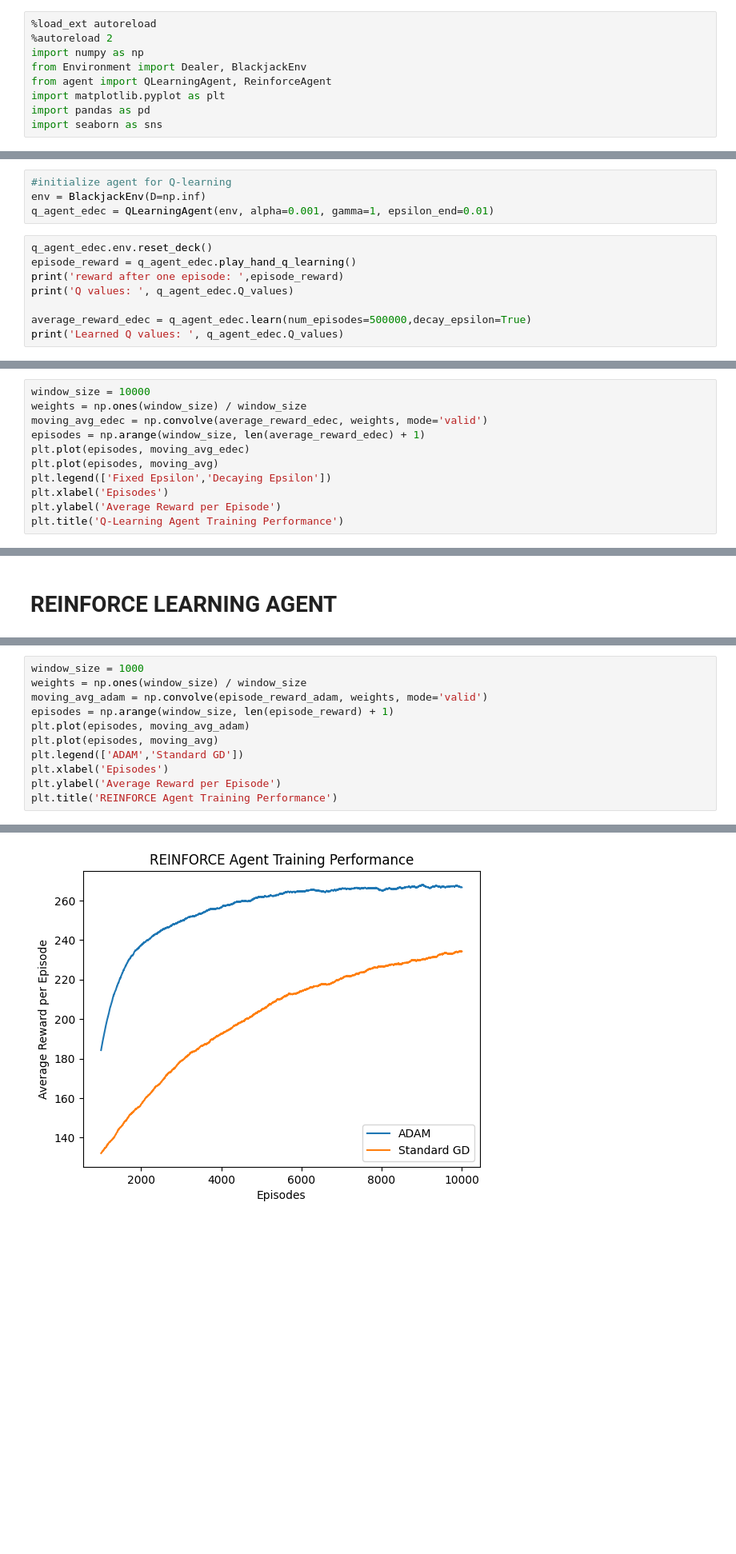
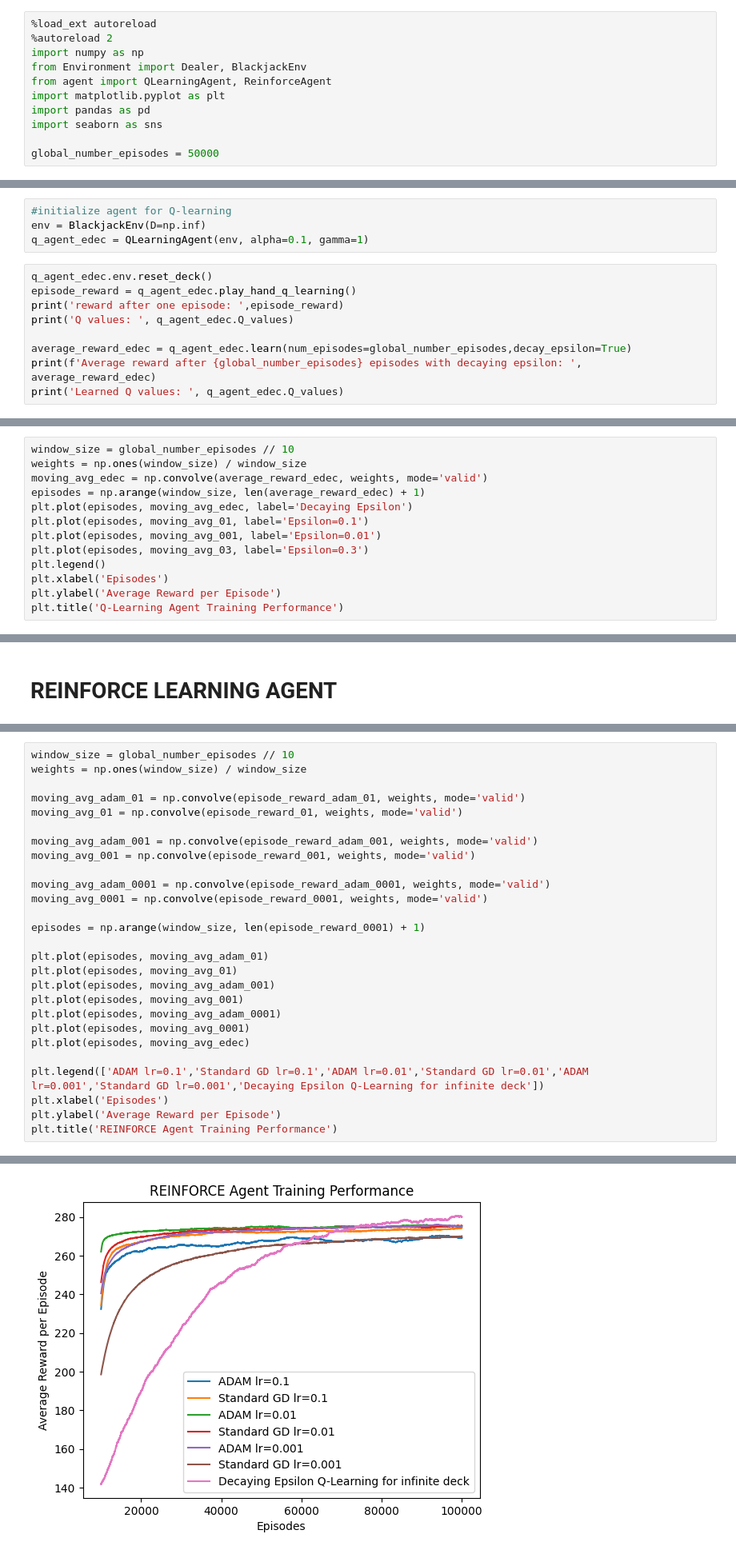
Before and after one commit to RowanEvers/MLiS-P1-blackjack, a Jupyter notebook: Test_notebook.ipynb, the cells around one changed output, grey strips where cells are left out. Shown at 80% size. Cells and saved outputs as stored; diff of their text form; blank space fills up the shorter version.

```diff
--- a/Test_notebook.ipynb
+++ b/Test_notebook.ipynb
@@ -7,3 +7,5 @@ from agent import QLearningAgent, ReinforceAgent
 import matplotlib.pyplot as plt
 import pandas as pd
 import seaborn as sns
+
+global_number_episodes = 50000
@@ -114,13 +125,14 @@ $$\epsilon = \epsilon_{lower} + (\epsilon_{upper}-\epsilon_{lower})\exp(-10\frac
 # %%
 #initialize agent for Q-learning
 env = BlackjackEnv(D=np.inf)
-q_agent_edec = QLearningAgent(env, alpha=0.001, gamma=1, epsilon_end=0.01)
+q_agent_edec = QLearningAgent(env, alpha=0.1, gamma=1)
 # %%
 q_agent_edec.env.reset_deck()
 episode_reward = q_agent_edec.play_hand_q_learning()
 print('reward after one episode: ',episode_reward)
 print('Q values: ', q_agent_edec.Q_values)
 
-average_reward_edec = q_agent_edec.learn(num_episodes=500000,decay_epsilon=True)
+average_reward_edec = q_agent_edec.learn(num_episodes=global_number_episodes,decay_epsilon=True)
+print(f'Average reward after {global_number_episodes} episodes with decaying epsilon: ', average_reward_edec)
 print('Learned Q values: ', q_agent_edec.Q_values)
 # %% [output]
@@ -156,11 +168,13 @@ plt.show()
 # %%
-window_size = 10000
+window_size = global_number_episodes // 10
 weights = np.ones(window_size) / window_size
 moving_avg_edec = np.convolve(average_reward_edec, weights, mode='valid')
 episodes = np.arange(window_size, len(average_reward_edec) + 1)
-plt.plot(episodes, moving_avg_edec)
-plt.plot(episodes, moving_avg)
-plt.legend(['Fixed Epsilon','Decaying Epsilon'])
+plt.plot(episodes, moving_avg_edec, label='Decaying Epsilon')
+plt.plot(episodes, moving_avg_01, label='Epsilon=0.1')
+plt.plot(episodes, moving_avg_001, label='Epsilon=0.01')
+plt.plot(episodes, moving_avg_03, label='Epsilon=0.3')
+plt.legend()
 plt.xlabel('Episodes')
 plt.ylabel('Average Reward per Episode')
 plt.title('Q-Learning Agent Training Performance')
@@ -314,17 +369,33 @@ Episode 10000 completed (100.00%). Average reward per hand: 294.1818181818182
 # %%
-window_size = 1000
+window_size = global_number_episodes // 10
 weights = np.ones(window_size) / window_size
-moving_avg_adam = np.convolve(episode_reward_adam, weights, mode='valid')
-episodes = np.arange(window_size, len(episode_reward) + 1)
-plt.plot(episodes, moving_avg_adam)
-plt.plot(episodes, moving_avg)
-plt.legend(['ADAM','Standard GD'])
+
+moving_avg_adam_01 = np.convolve(episode_reward_adam_01, weights, mode='valid')
+moving_avg_01 = np.convolve(episode_reward_01, weights, mode='valid')
+
+moving_avg_adam_001 = np.convolve(episode_reward_adam_001, weights, mode='valid')
+moving_avg_001 = np.convolve(episode_reward_001, weights, mode='valid')
+
+moving_avg_adam_0001 = np.convolve(episode_reward_adam_0001, weights, mode='valid')
+moving_avg_0001 = np.convolve(episode_reward_0001, weights, mode='valid')
+
+episodes = np.arange(window_size, len(episode_reward_0001) + 1)
+
+plt.plot(episodes, moving_avg_adam_01)
+plt.plot(episodes, moving_avg_01)
+plt.plot(episodes, moving_avg_adam_001)
+plt.plot(episodes, moving_avg_001)
+plt.plot(episodes, moving_avg_adam_0001)
+plt.plot(episodes, moving_avg_0001)
+plt.plot(episodes, moving_avg_edec)
+
+plt.legend(['ADAM lr=0.1','Standard GD lr=0.1','ADAM lr=0.01','Standard GD lr=0.01','ADAM lr=0.001','Standard GD lr=0.001','Decaying Epsilon Q-Learning for infinite deck'])
 plt.xlabel('Episodes')
 plt.ylabel('Average Reward per Episode')
 plt.title('REINFORCE Agent Training Performance')
 # %% [output]
 Text(0.5, 1.0, 'REINFORCE Agent Training Performance')
-[figure, old version]
+[figure, new version]
 # %% [markdown]
 look at the weights of the model that REINFORCE USES
 # %%
```
Also changed, not shown: parts of 21 cells of this notebook, 2 other files.
